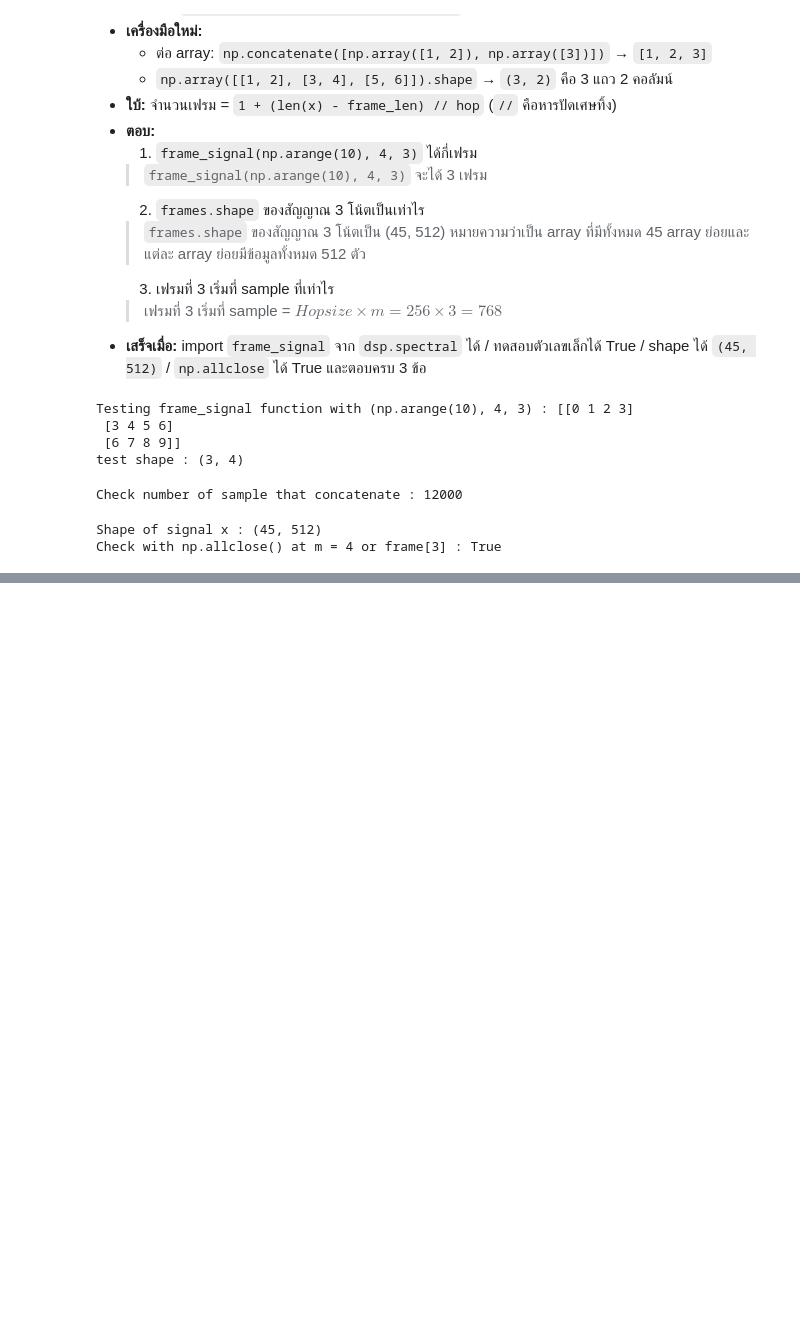
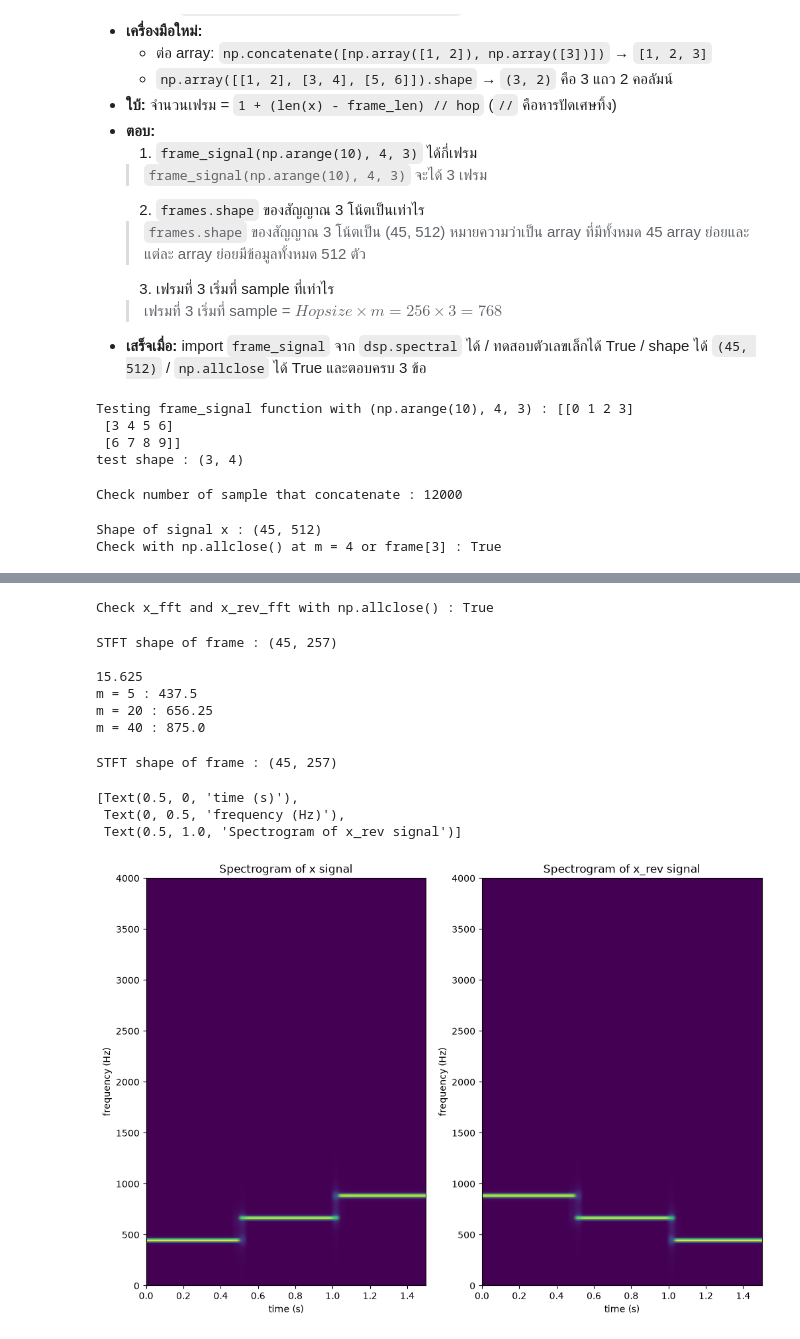
Before and after one commit to ohm-arthakorn/audio-based_music_recommendation, a Jupyter notebook: notebooks/06_STFT.ipynb, the cells around one changed output, grey strips where cells are left out. Cells and saved outputs as stored; diff of their text form; code cells hidden in the pictures; blank space fills up the shorter version.

Commit message:
docs: finish ST3 and check as complete
- Add ST3 Spectrogram lab
- check as complete in tasks.md

```diff
--- a/notebooks/06_STFT.ipynb
+++ b/notebooks/06_STFT.ipynb
@@ -164,0 +192,61 @@ Check with np.allclose() at m = 4 or frame[3] : True
+# %%
+x_rev = np.concatenate([sine_880, sine_660, sine_440])
+
+x_fft = np.abs(np.fft.rfft(x))
+x_rev_fft = np.abs(np.fft.rfft(x_rev))
+print(f"Check x_fft and x_rev_fft with np.allclose() : {np.allclose(x_fft, x_rev_fft)}")
+# %% [output]
+Check x_fft and x_rev_fft with np.allclose() : True
+# %%
+frame_window = frames * np.hanning(512)
+S = np.abs(np.fft.rfft(frame_window, axis=1))
+
+# The results is (45, 257) means after did STFT.
+# The whole 45 frames have FFT already each frames contain 257 values.
+print(f"STFT shape of frame : {S.shape}\n")
+
+freqs = np.fft.rfftfreq(512, 1/sr)
+print(freqs[1]-freqs[0])
+
+m_test = [5, 20, 40]
+results = []
+for m in m_test:
+    results.append(freqs[np.argmax(S[m])])
+
+outputs = zip(m_test, results)
+
+for m_index, frequency in outputs:
+    print(f"m = {m_index} : {frequency}")
+# %% [output]
+STFT shape of frame : (45, 257)
+
+15.625
+m = 5 : 437.5
+m = 20 : 656.25
+m = 40 : 875.0
+# %%
+# STFT with x_rev
+
+# Framing and windowing
+frames_x_rev = frame_signal(x_rev, 512, 256)
+frames_window_x_rev = frames_x_rev * np.hanning(512)
+
+# STFT
+S_x_rev = np.abs(np.fft.rfft(frames_window_x_rev, axis=1))
+print(f"STFT shape of frame : {S_x_rev.shape}")
+# %% [output]
+STFT shape of frame : (45, 257)
+# %%
+# Plot Spectrogram
+fig, (ax1, ax2) = plt.subplots(1, 2, figsize=(12,8))
+
+ax1.imshow(S.T, origin='lower', aspect='auto', extent=[0, len(x)/sr, 0, sr/2])
+ax1.set(xlabel="time (s)", ylabel="frequency (Hz)", title="Spectrogram of x signal")
+
+ax2.imshow(S_x_rev.T, origin='lower', aspect='auto', extent=[0, len(x)/sr, 0, sr/2])
+ax2.set(xlabel="time (s)", ylabel="frequency (Hz)", title="Spectrogram of x_rev signal")
+# %% [output]
+[Text(0.5, 0, 'time (s)'),
+ Text(0, 0.5, 'frequency (Hz)'),
+ Text(0.5, 1.0, 'Spectrogram of x_rev signal')]
+[figure, added]
```
Also changed, not shown: parts of 4 cells of this notebook, 1 other file.
